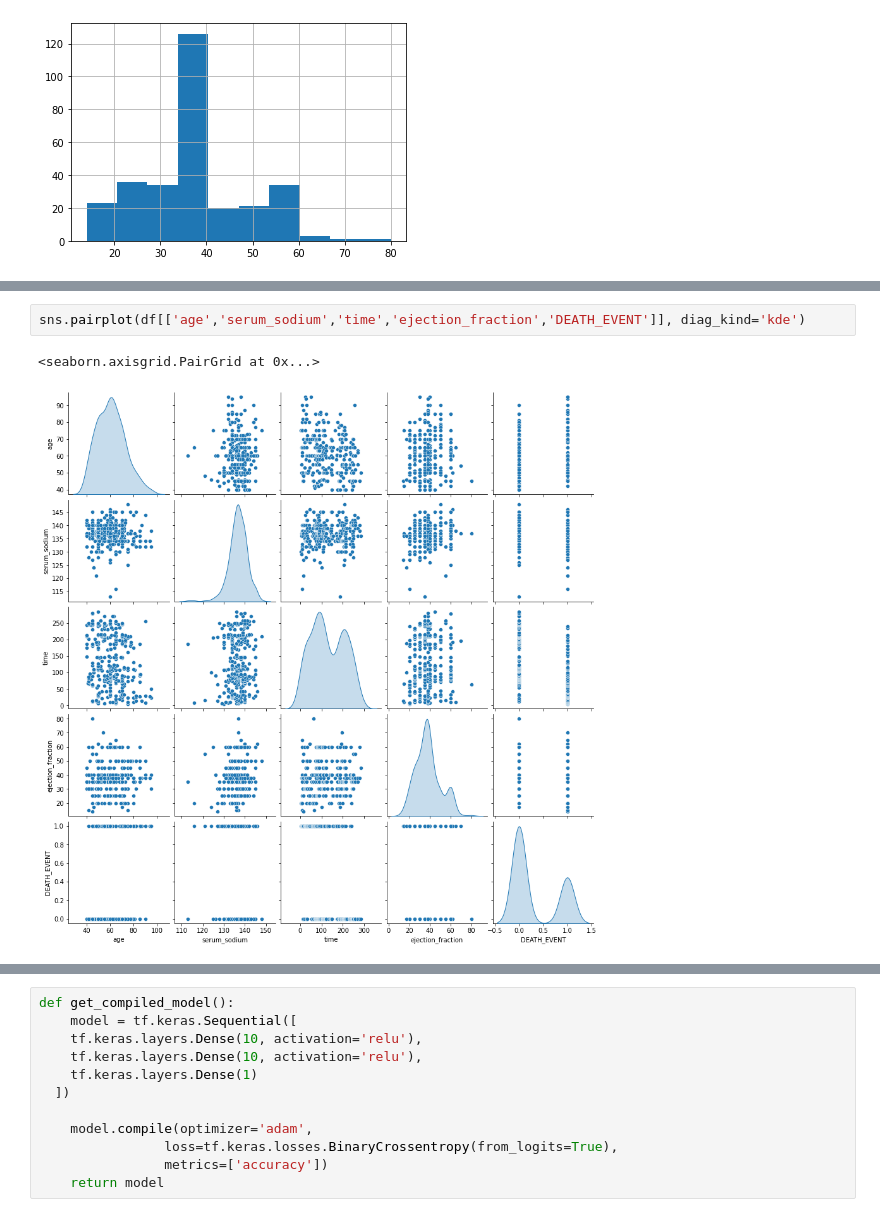
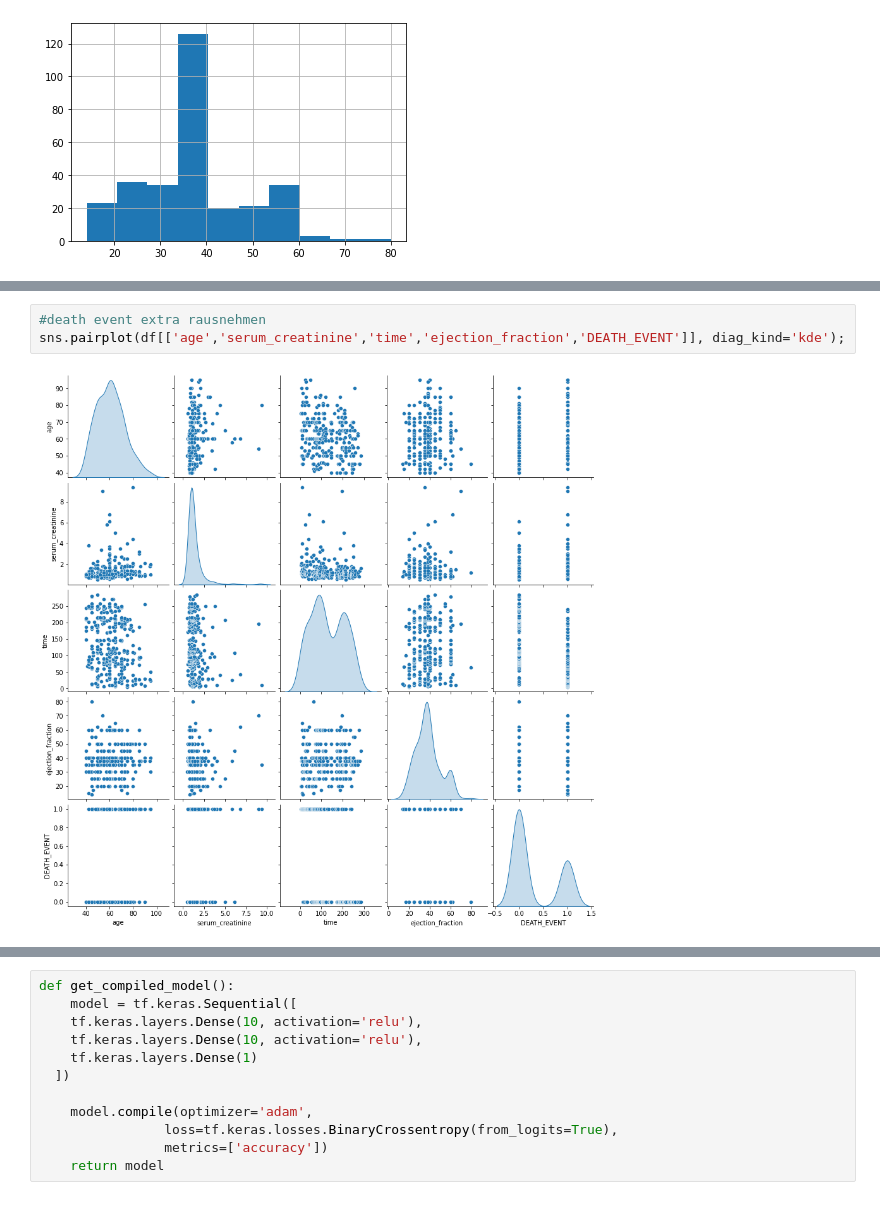
Before and after one commit to jopagel/Heart-Failure, a Jupyter notebook: EDA_and_NeuralNet.ipynb, the cells around one changed output, grey strips where cells are left out. Cells and saved outputs as stored; diff of their text form.

```diff
--- a/EDA_and_NeuralNet.ipynb
+++ b/EDA_and_NeuralNet.ipynb
@@ -77,9 +75,9 @@ df.corr()
 | time | -0.224068 | -0.141414 | -0.009346 | 0.033726 | 0.041729 | -0.196439 | 0.010514 | ... |
 | DEATH_EVENT | 0.253729 | 0.066270 | 0.062728 | -0.001943 | -0.268603 | 0.079351 | -0.049139 | ... |
 # %%
-sns.pairplot(df[['age','serum_sodium','time','ejection_fraction','DEATH_EVENT']], diag_kind='kde')
+#death event extra rausnehmen
+sns.pairplot(df[['age','serum_creatinine','time','ejection_fraction','DEATH_EVENT']], diag_kind='kde');
 # %% [output]
-<seaborn.axisgrid.PairGrid at 0x...>
-[figure, old version]
+[figure, new version]
 # %%
 target = df.pop('DEATH_EVENT')
```
Also changed, not shown: parts of 25 cells of this notebook.
